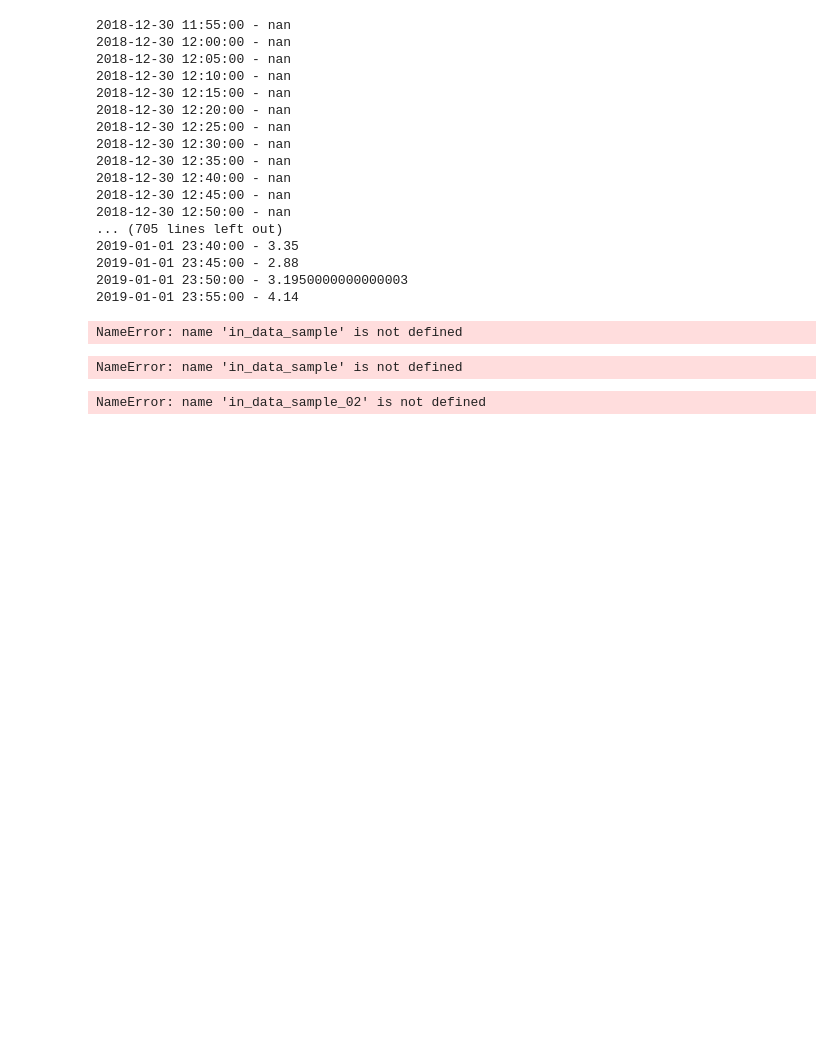
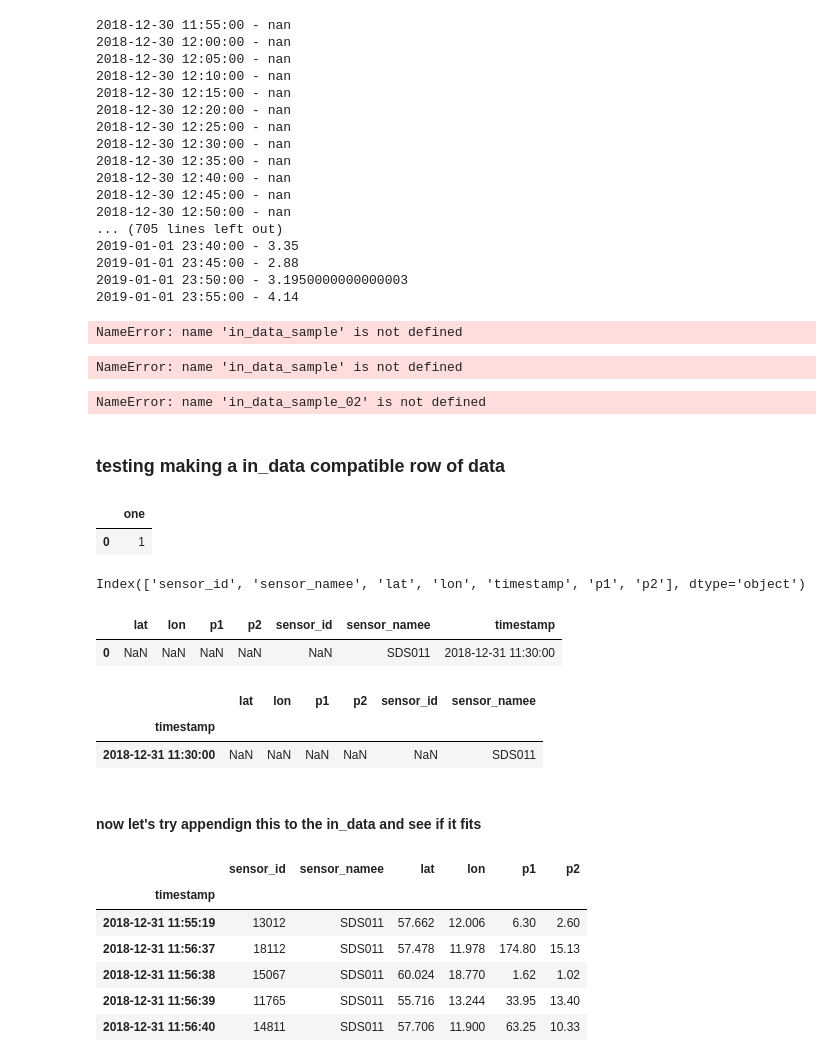
Before and after one commit to miskaknapek/dustmin_to_csv__various_code, a Jupyter notebook: luftdaten_dust_min_to_tabular_data__SCRATCHPAD_02-Copy1.ipynb, the cells around one changed output. Drawn from its saved outputs; the diff is of its cells as text; code cells hidden in the pictures; blank space fills up the shorter version.

```diff
--- a/luftdaten_dust_min_to_tabular_data__SCRATCHPAD_02-Copy1.ipynb
+++ b/luftdaten_dust_min_to_tabular_data__SCRATCHPAD_02-Copy1.ipynb
@@ -30,7 +32,7 @@ sampling_frequency = "3T"
 
 curr_url = "????"
 nordic_midnight_24_hrs_data__url = "/Users/miska/Documents/open_something/luftdaten/luftdaten_code/luftdaten__make_tabular_data__from_db_data/ld_NYE_midnight_24hrs_nordics_all_data_01.csv"
-# nordic_midnight_24_hrs_data__url = "/home/miska/documents/opensomething/luftdaten/dustmin_to_csv__various_code/ld_NYE_midnight_24hrs_nordics_all_data_01.csv"
+nordic_midnight_24_hrs_data__url = "/home/miska/documents/opensomething/luftdaten/dustmin_to_csv__various_code/ld_NYE_midnight_24hrs_nordics_all_data_01.csv"
 
 
 # set the current data source
@@ -459,3 +461,5 @@ in_data_sample__resampled__02 = in_data_sample_02.resample( "5Min" ).mean()
 in_data_sample__resampled__02
 # %% [output]
 NameError: name 'in_data_sample_02' is not defined
+# %% [markdown]
+### testing making a in_data compatible row of data
@@ -461,0 +469,12 @@ NameError: name 'in_data_sample_02' is not defined
+# %%
+in_data_row
+# %% [output]
+|  | one |
+| 0 | 1 |
+# %%
+# second test
+
+# let's first get the column names
+in_data.columns
+# %% [output]
+Index(['sensor_id', 'sensor_namee', 'lat', 'lon', 'timestamp', 'p1', 'p2'], dtype='object')
@@ -461,0 +483,5 @@ NameError: name 'in_data_sample_02' is not defined
+# %%
+in_data_row
+# %% [output]
+|  | lat | lon | p1 | p2 | sensor_id | sensor_namee | timestamp |
+| 0 | NaN | NaN | NaN | NaN | NaN | SDS011 | 2018-12-31 11:30:00 |
@@ -461,0 +490,22 @@ NameError: name 'in_data_sample_02' is not defined
+# %%
+in_data_row
+# %% [output]
+|  | lat | lon | p1 | p2 | sensor_id | sensor_namee |
+| timestamp |  |  |  |  |  |  |
+| 2018-12-31 11:30:00 | NaN | NaN | NaN | NaN | NaN | SDS011 |
+# %% [markdown]
+#### now let's try appendign this to the in_data and see if it fits
+# %%
+in_data = in_data.set_index('timestamp')
+# %%
+in_data = in_data.sort_index()
+# %%
+in_data.head()
+# %% [output]
+|  | sensor_id | sensor_namee | lat | lon | p1 | p2 |
+| timestamp |  |  |  |  |  |  |
+| 2018-12-31 11:55:19 | 13012 | SDS011 | 57.662 | 12.006 | 6.30 | 2.60 |
+| 2018-12-31 11:56:37 | 18112 | SDS011 | 57.478 | 11.978 | 174.80 | 15.13 |
+| 2018-12-31 11:56:38 | 15067 | SDS011 | 60.024 | 18.770 | 1.62 | 1.02 |
+| 2018-12-31 11:56:39 | 11765 | SDS011 | 55.716 | 13.244 | 33.95 | 13.40 |
+| 2018-12-31 11:56:40 | 14811 | SDS011 | 57.706 | 11.900 | 63.25 | 10.33 |
```
Also changed, not shown: parts of 14 cells of this notebook, 2 other files.
